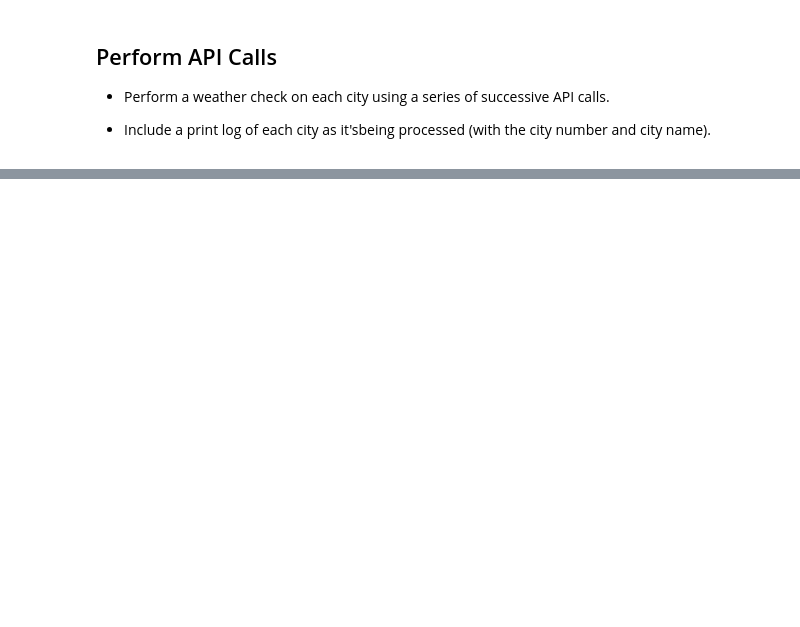
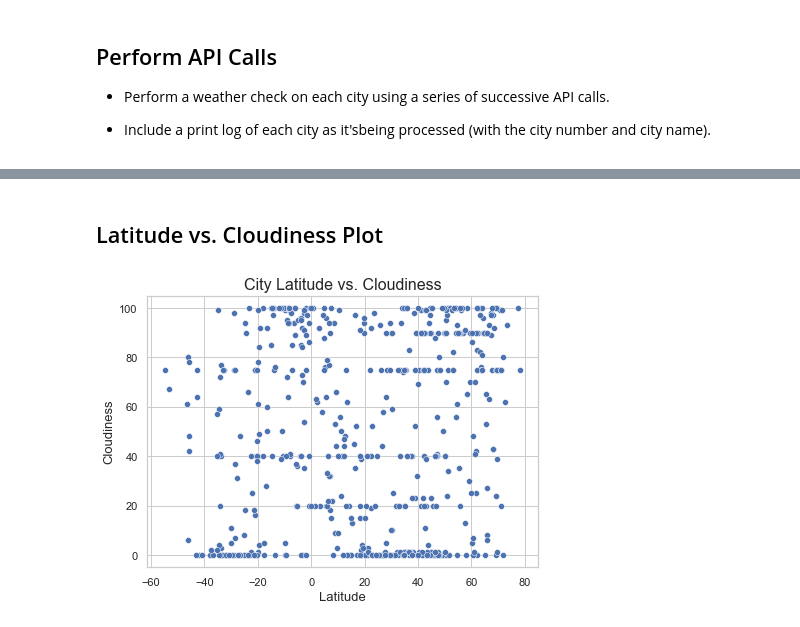
Before and after one commit to JBGA21/python-api-challenge, a Jupyter notebook: WeatherPy/WeatherPy.ipynb, the cells around one changed output, grey strips where cells are left out. Drawn from its saved outputs; the diff is of its cells as text; code cells hidden in the pictures; blank space fills up the shorter version.

```diff
--- a/WeatherPy/WeatherPy.ipynb
+++ b/WeatherPy/WeatherPy.ipynb
@@ -145,0 +252,16 @@ The first requirement is to create a series of scatter plots to showcase the fol
+# %% [markdown]
+## Latitude vs. Cloudiness Plot
+# %%
+sns.set(style='whitegrid')
+
+fig, ax = plt.subplots(figsize=(7,5))
+
+sns.scatterplot(data=cities, x='Latitude', y='Cloudiness')
+
+ax.set_title('City Latitude vs. Cloudiness', fontsize=16)
+ax.set_xlabel('Latitude', fontsize=13)
+ax.set_ylabel('Cloudiness', fontsize=13)
+
+plt.show()
+# %% [output]
+[figure, added]
```
Also changed, not shown: parts of 29 cells of this notebook, 1 other file.
